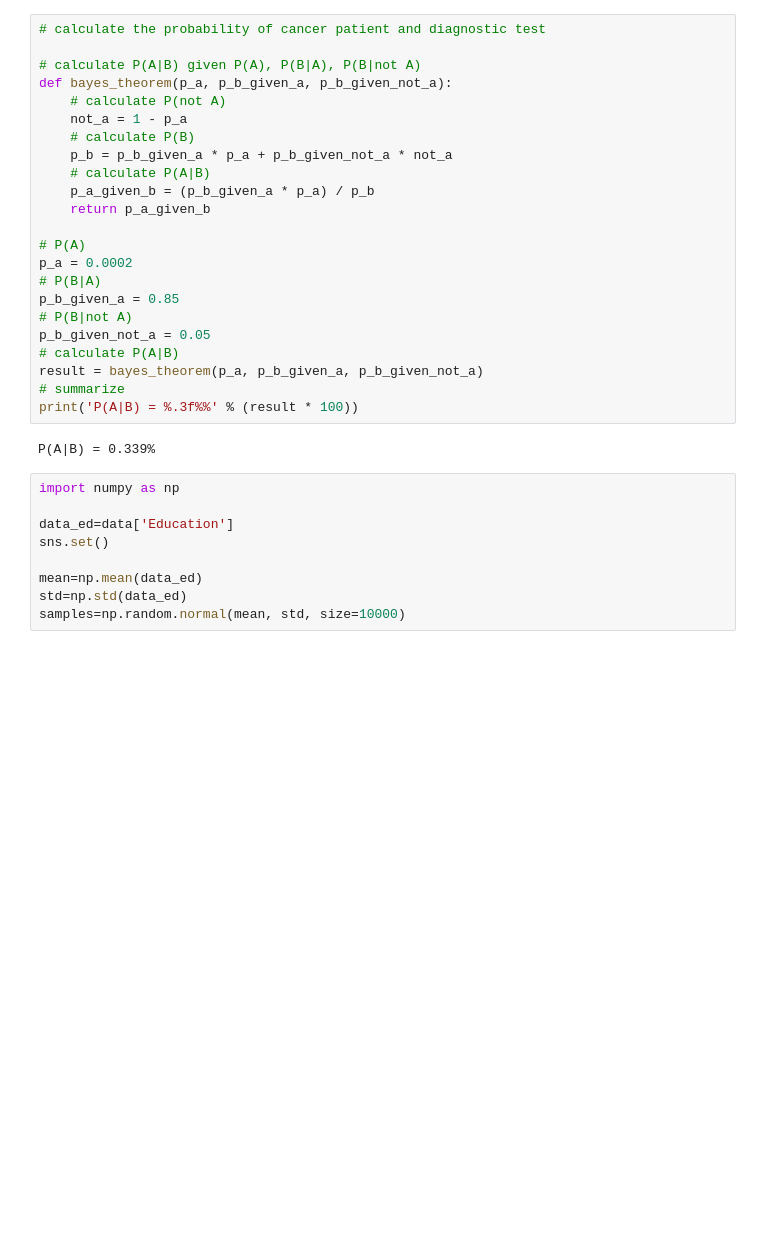
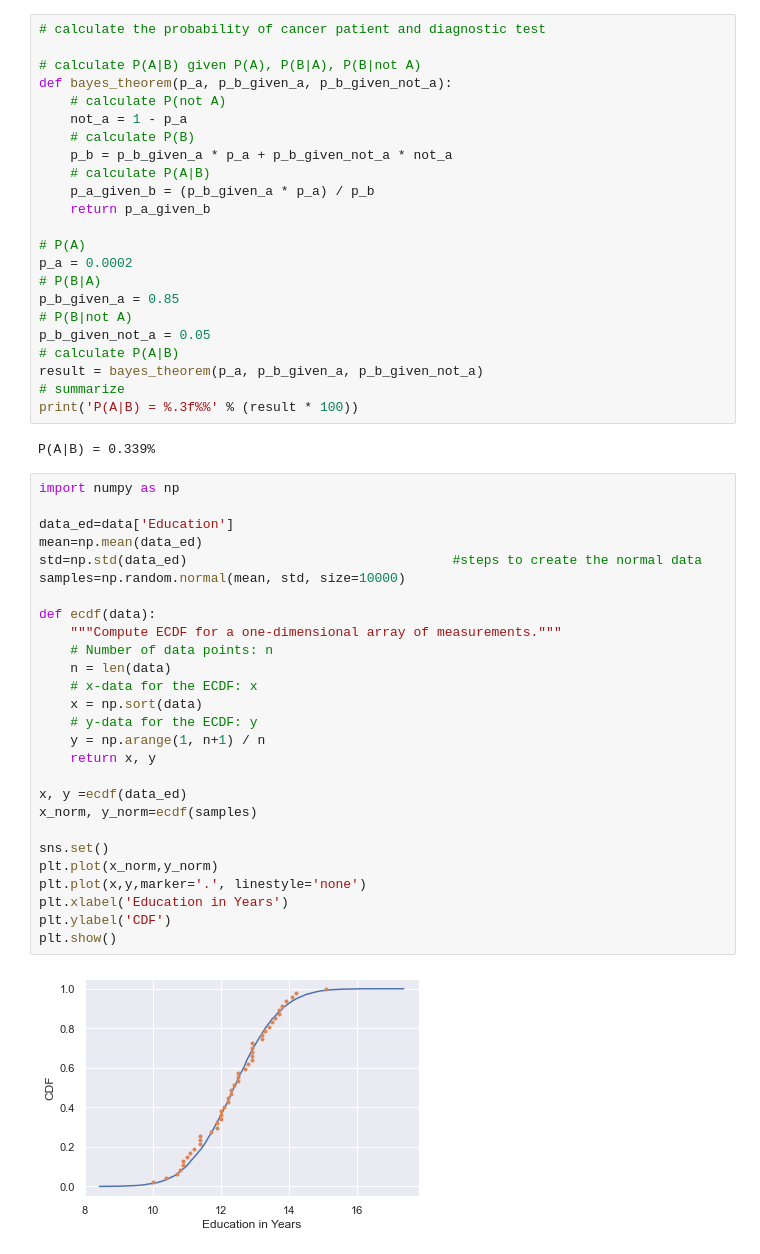
Before and after one commit to martinnss/Micro_Projects, a Jupyter notebook: statistics_1.ipynb, the cells around one changed output. Drawn from its saved outputs; the diff is of its cells as text; blank space fills up the shorter version.

```diff
--- a/statistics_1.ipynb
+++ b/statistics_1.ipynb
@@ -116,12 +116,32 @@ result = bayes_theorem(p_a, p_b_given_a, p_b_given_not_a)
 print('P(A|B) = %.3f%%' % (result * 100))
 # %% [output]
 P(A|B) = 0.339%
-# %%
-import numpy as np
-
-data_ed=data['Education']
-sns.set()
-
-mean=np.mean(data_ed)
-std=np.std(data_ed)
-samples=np.random.normal(mean, std, size=10000)
+# %%
+import numpy as np
+
+data_ed=data['Education']
+mean=np.mean(data_ed)
+std=np.std(data_ed)                                  #steps to create the normal data
+samples=np.random.normal(mean, std, size=10000)
+
+def ecdf(data):
+    """Compute ECDF for a one-dimensional array of measurements."""
+    # Number of data points: n
+    n = len(data)
+    # x-data for the ECDF: x
+    x = np.sort(data)
+    # y-data for the ECDF: y
+    y = np.arange(1, n+1) / n
+    return x, y
+
+x, y =ecdf(data_ed)
+x_norm, y_norm=ecdf(samples)
+
+sns.set()
+plt.plot(x_norm,y_norm)
+plt.plot(x,y,marker='.', linestyle='none')
+plt.xlabel('Education in Years')
+plt.ylabel('CDF')
+plt.show()
+# %% [output]
+[figure, added]
```
Also changed, not shown: 1 other file.
